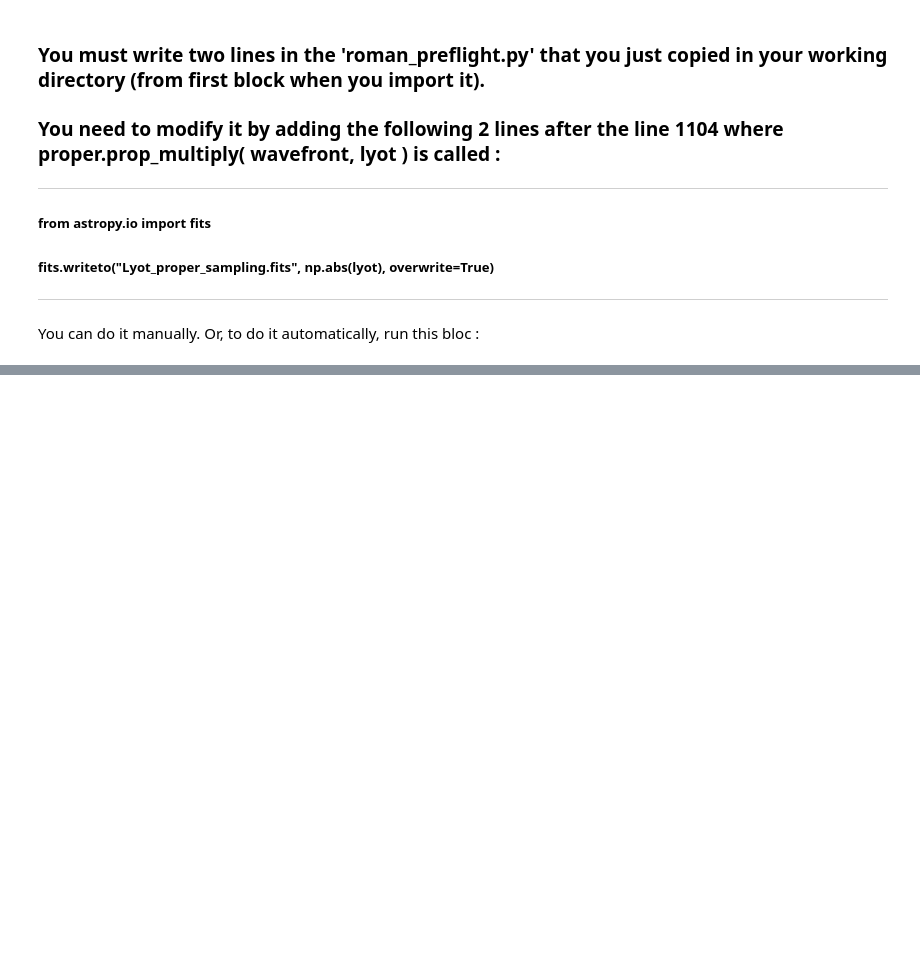
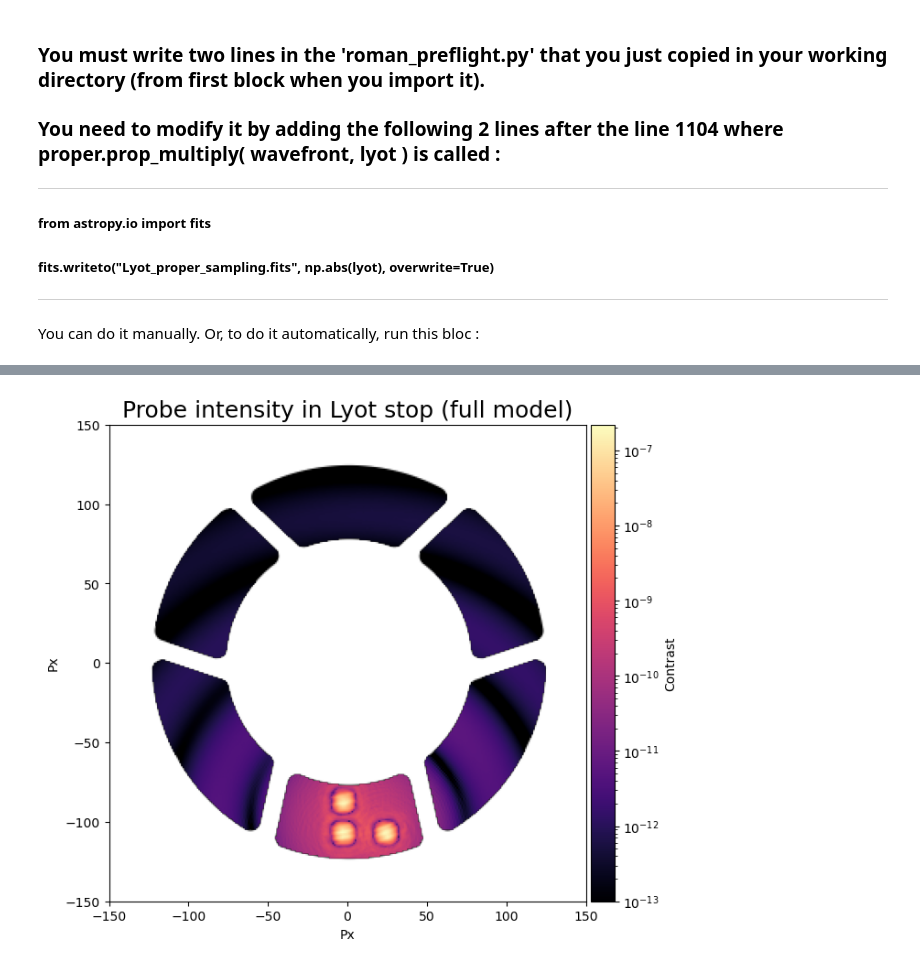
Before and after one commit to roman-corgi/corgihowfsc, a Jupyter notebook: sandbox/ldel/probes_to_lyot_test.ipynb, the cells around one changed output, grey strips where cells are left out. Cells and saved outputs as stored; diff of their text form; code cells hidden in the pictures; blank space fills up the shorter version.

```diff
--- a/sandbox/ldel/probes_to_lyot_test.ipynb
+++ b/sandbox/ldel/probes_to_lyot_test.ipynb
@@ -308,32 +319,34 @@ y1 = cy - ny_compact // 2
 y2 = y1 + ny_compact
 
 data_probe_full = np.abs(Delta_E)**2
 lyot_mask_full = fits.getdata("Lyot_proper_sampling.fits")
 ny_full, nx_full = data_probe_full.shape
 extent_full = [-nx_full//2, nx_full//2, -ny_full//2, ny_full//2]
 
 vmax_probe = data_probe_full.max()
 vmin_probe = max(1e-13, vmax_probe * 1e-8)
 
 # Plotting
 fig, ax = plt.subplots(figsize=(8, 6), constrained_layout=True)
 
 ax.set_title(r"Probe intensity in Lyot stop (full model)", fontsize=18)
 
 ax.set_xlabel("Px")
 ax.set_ylabel("Px")
 ax.imshow(lyot_mask_full, origin='lower', cmap='gray_r', alpha=1.0, extent=extent_full)
 
 if vmax_probe > 0:
     condition_mask = (data_probe_full < vmin_probe) | (lyot_mask_full < 0.5)
     probe_masked = np.ma.masked_where(condition_mask, data_probe_full)
-    im3 = ax.imshow(probe_masked, origin='lower', cmap='inferno',
-                    norm=LogNorm(vmin=vmin_probe, vmax=vmax_probe), alpha=0.7, extent=extent_full)
+    im3 = ax.imshow(probe_masked, origin='lower', cmap='magma',
+                    norm=LogNorm(vmin=vmin_probe, vmax=vmax_probe), alpha=1, extent=extent_full)
 
     add_colorbar(ax, im3, "Contrast")
 
 zoom_pixel = 150
 ax.set_xlim(-zoom_pixel, zoom_pixel)
 ax.set_ylim(-zoom_pixel, zoom_pixel)
 
 plt.savefig("test_lyot_full_model.png", dpi=300)
+# %% [output]
+[figure, added]
```
Also changed, not shown: parts of 6 cells of this notebook.
